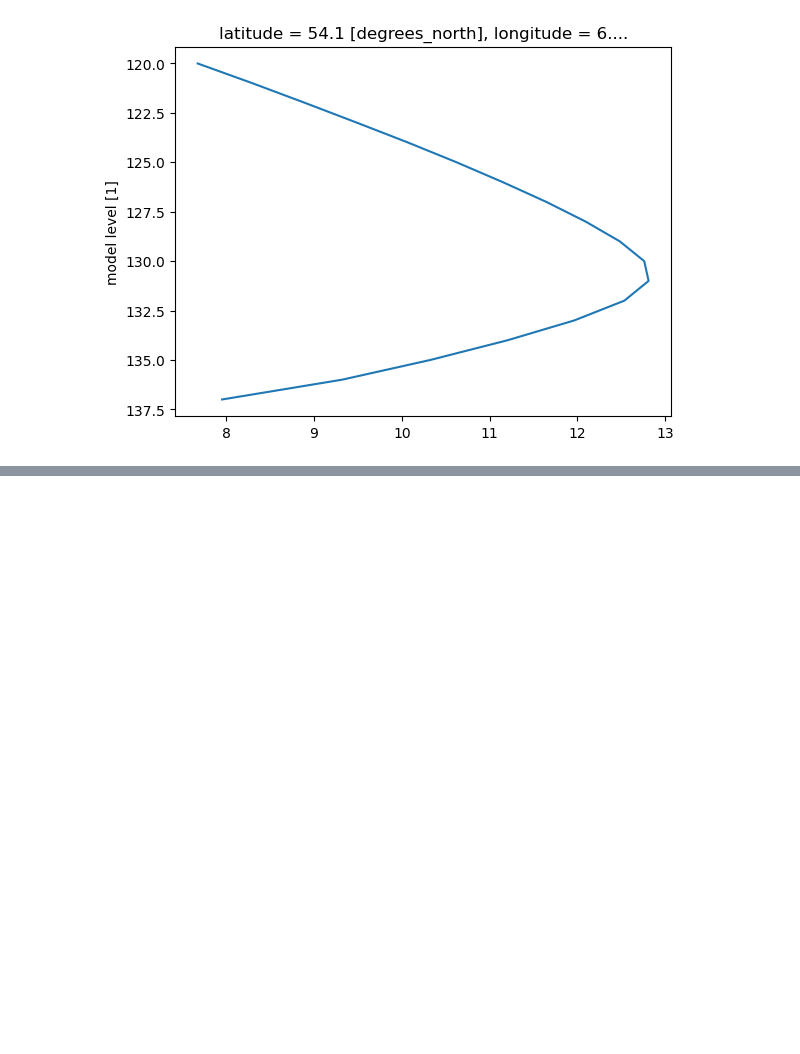
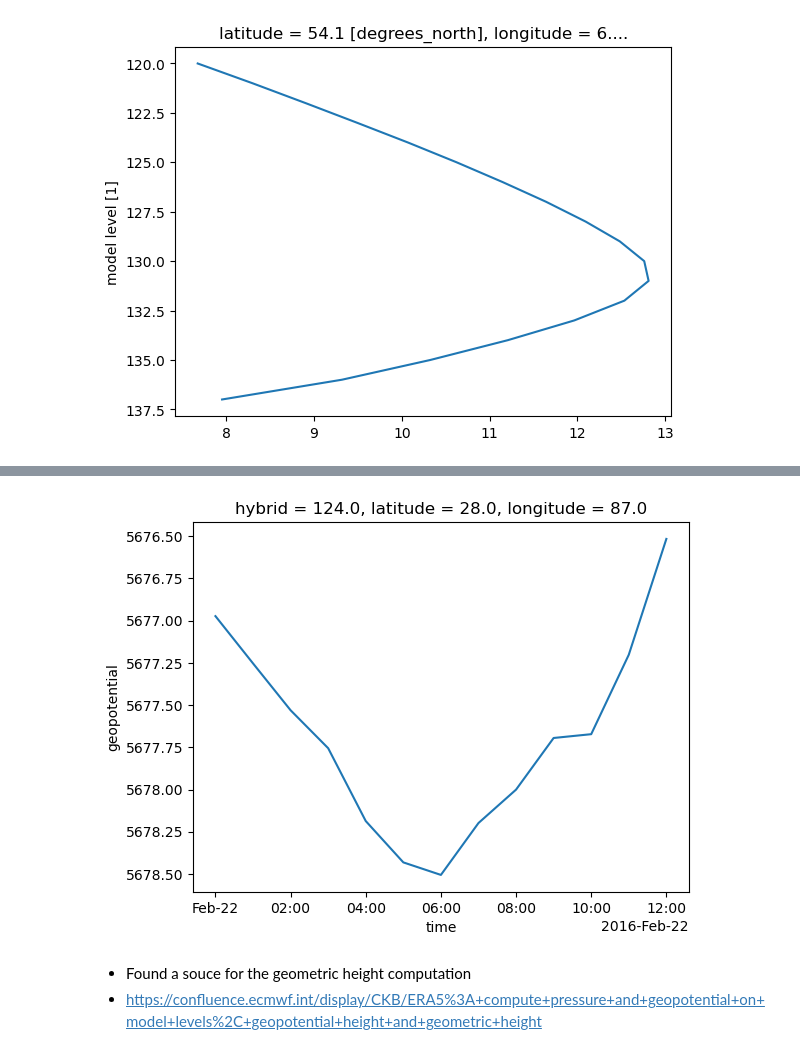
Before and after one commit to HarishBaki/Estimation-of-lidar-wind-speed-profiles-from-ERA5-inputs-using-TabNet, a Jupyter notebook: era5_global_timeseries.ipynb, the cells around one changed output, grey strips where cells are left out. Cells and saved outputs as stored; diff of their text form; code cells hidden in the pictures; blank space fills up the shorter version.

```diff
--- a/era5_global_timeseries.ipynb
+++ b/era5_global_timeseries.ipynb
@@ -137,0 +186,10 @@ plt.gca().invert_yaxis()
+# %%
+import matplotlib.pyplot as plt
+z = ds.geopotential.sel(latitude=27.9881, longitude=86.9250,method='nearest')/9.773
+z.sel(hybrid=124).plot(x='time')
+plt.gca().invert_yaxis()
+# %% [output]
+[figure, added]
+# %% [markdown]
+- Found a souce for the geometric height computation
+- https://confluence.ecmwf.int/display/CKB/ERA5%3A+compute+pressure+and+geopotential+on+model+levels%2C+geopotential+height+and+geometric+height
```
Also changed, not shown: parts of 11 cells of this notebook.
